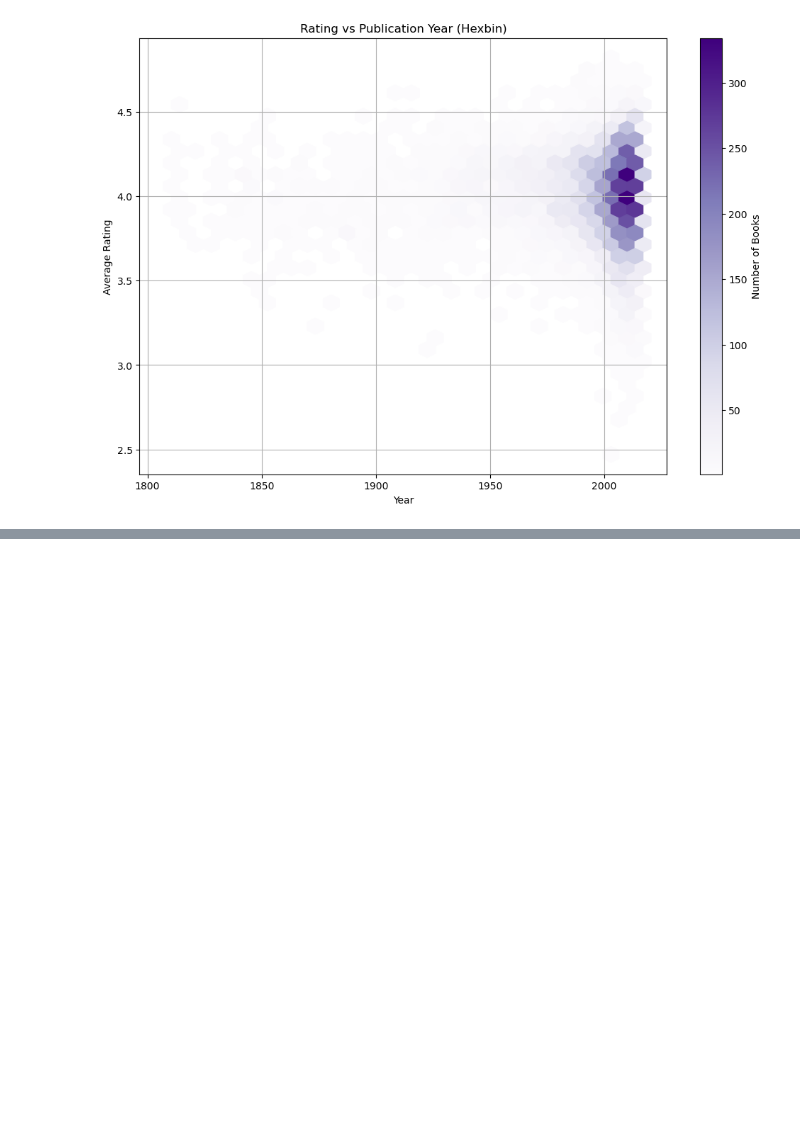
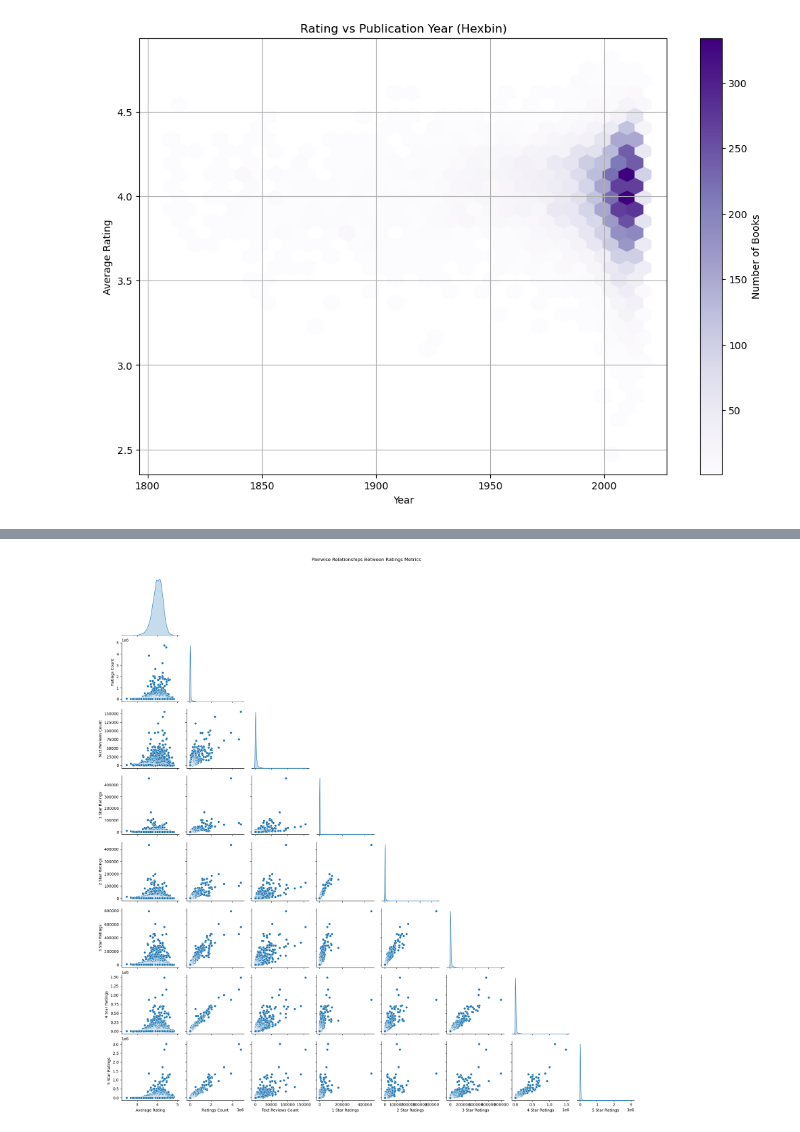
Before and after one commit to Bkedl/goodreads-sandbox, a Jupyter notebook: notesbooks/exploratory_analysis.ipynb, the cells around one changed output, grey strips where cells are left out. Saved outputs shown, nothing was run; the diff lists cells and outputs as text; code cells hidden in the pictures; blank space fills up the shorter version.

```diff
--- a/notesbooks/exploratory_analysis.ipynb
+++ b/notesbooks/exploratory_analysis.ipynb
@@ -328,0 +386,12 @@ plt.show()
+# %%
+# Select numerical columns interested in
+pairplot_data = df[['Average Rating', 'Ratings Count', 'Text Reviews Count',
+                    '1 Star Ratings', '2 Star Ratings', '3 Star Ratings',
+                    '4 Star Ratings', '5 Star Ratings']]
+
+# Create the pairplot
+sns.pairplot(pairplot_data, diag_kind='kde', corner=True)
+plt.suptitle("Pairwise Relationships Between Ratings Metrics", y=1.02)
+plt.show()
+# %% [output]
+[figure, added]
```
Also changed, not shown: parts of 10 cells of this notebook.
